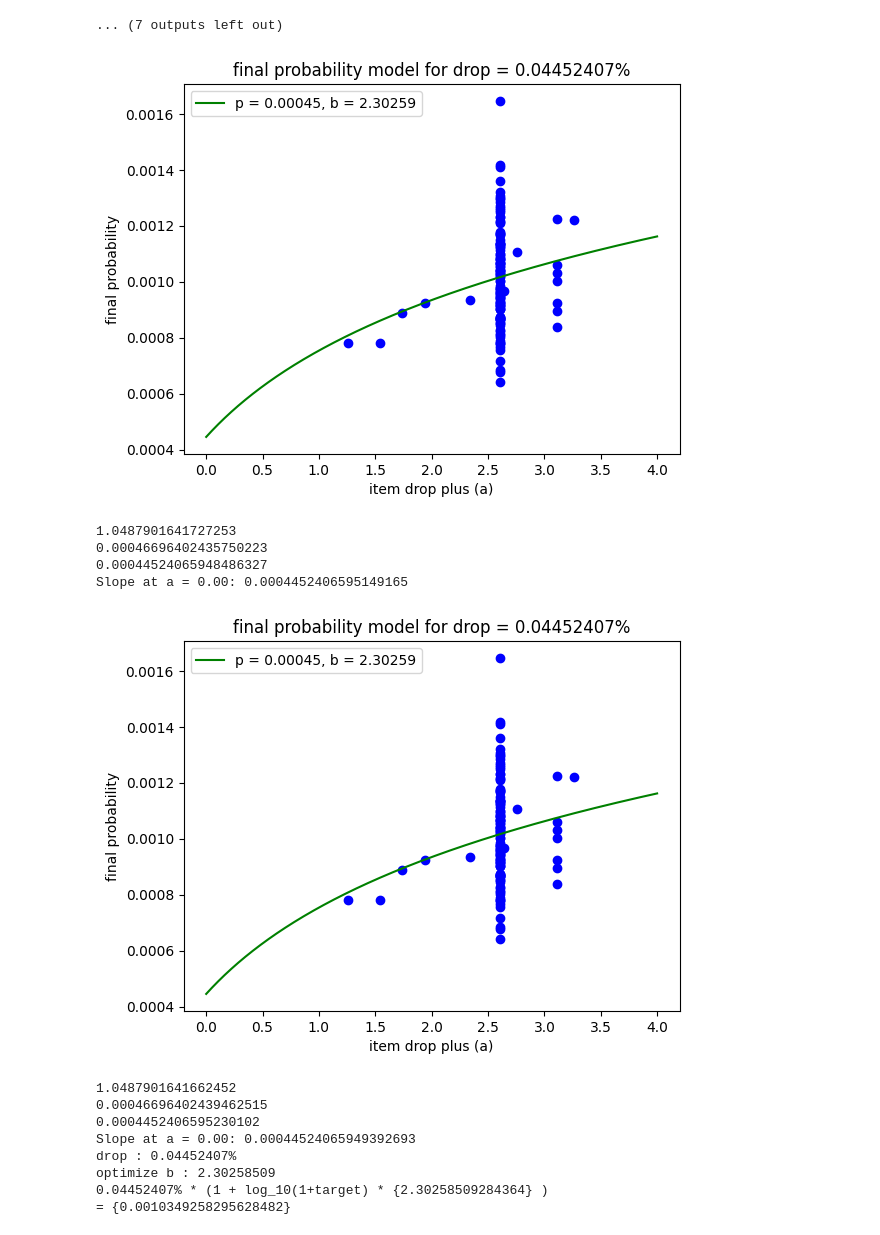
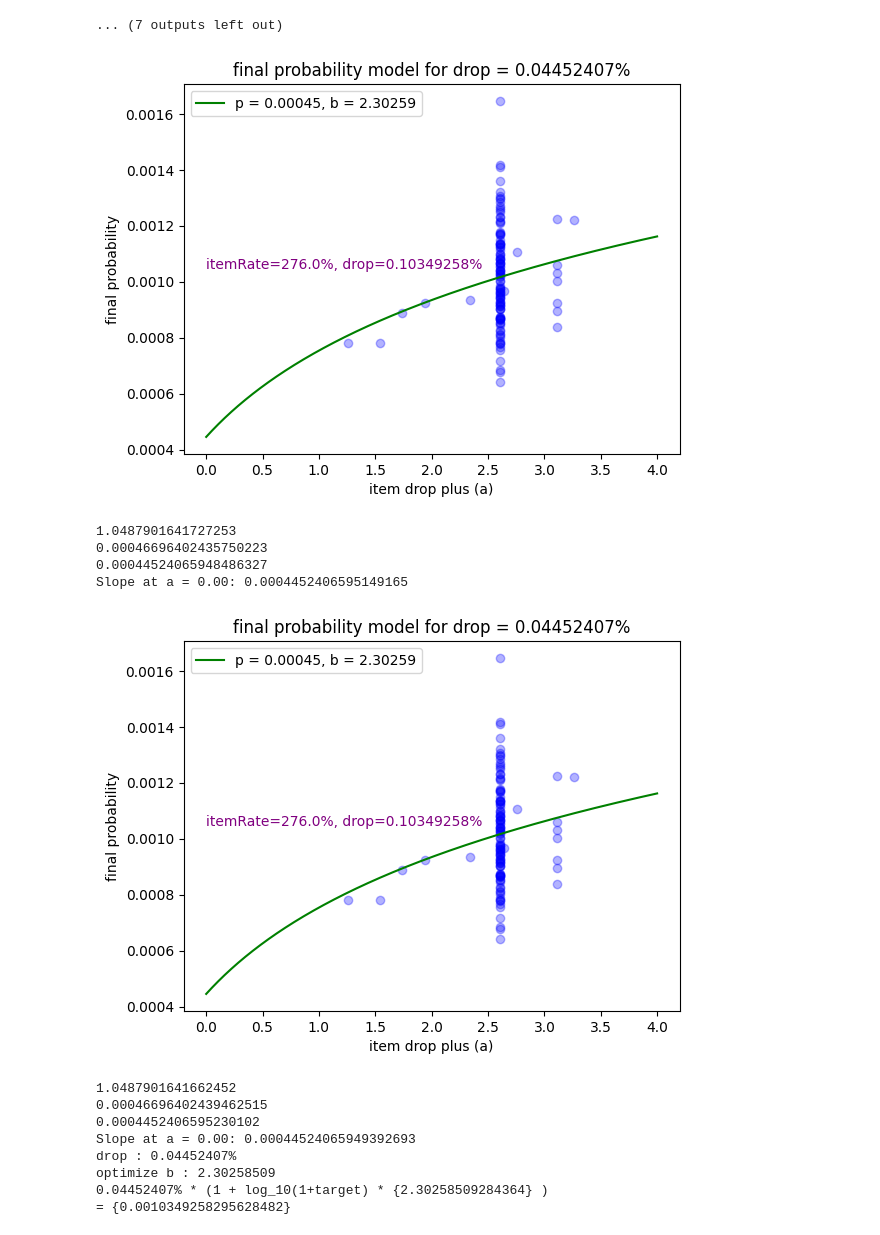
Before and after one commit to Q110722/fragsDR, a Jupyter notebook: Untitled.ipynb, the cells around one changed output. Cells and saved outputs as stored; diff of their text form; code cells hidden in the pictures.

```diff
--- a/Untitled.ipynb
+++ b/Untitled.ipynb
@@ -604,40 +604,42 @@ for p_fixed in p_values:
     a_values_for_plot = np.linspace(0, 4, 1000)
     final_probabilities_for_plot = p_fixed * (1 + optimal_b * np.log10(a_values_for_plot + 1))
     plt.plot(a_values_for_plot, final_probabilities_for_plot, label=f'p = {p_fixed:.5f}, b = {optimal_b:.5f}', color= 'green')
 
     # 데이터
-    plt.scatter(all_a_values, final_probabilities, color='blue', alpha= 0.6)
+    plt.scatter(all_a_values, final_probabilities, color='blue', alpha= 0.3)
 
     # 그래프 출력
     plt.xlabel('item drop plus (a)')
     plt.ylabel('final probability')
     plt.title(f'final probability model for drop = {p_fixed*100:.8f}%')
+    plt.text(a_values_for_plot[0], final_probability_model(target, optimal_b), f'itemRate={target*100}%, drop={final_probability_model(target, optimal_b)*100:.8f}%', color='purple', fontsize=10, va='bottom', ha='left')
     plt.legend()
     plt.show()
+
 
     a_value_for_slope = 0
     target = 2.76
     a_value_gap = 0.05
     ratio = final_probability_model(a_value_for_slope + a_value_gap, optimal_b) / final_probability_model(a_value_for_slope, optimal_b)
     slope_target = ratio - 1
     print(ratio)
     print(final_probability_model(a_value_for_slope + a_value_gap, optimal_b))
     print(final_probability_model(a_value_for_slope, optimal_b))
     slope = p_fixed * optimal_b / (np.log(10) * (a_value_for_slope + 1))
     print(f"Slope at a = {a_value_for_slope:.2f}: {slope}")
     if final_probability_model(a_value_for_slope, optimal_b) > slope:
         print(f'drop : {p_fixed*100:.8f}%')
         print(f'optimize b : {optimal_b:.8f}')
         print(f'{p_fixed*100:.8f}%', '* (1 + log_10(1+target) *',{optimal_b},')')
         print(f'=', {final_probability_model(target, optimal_b)})
         break
 # %% [output]
-[figure, old version]
+[figure, new version]
 1.0487901641727253
 0.00046696402435750223
 0.00044524065948486327
 Slope at a = 0.00: 0.0004452406595149165
-[figure, old version]
+[figure, new version]
 1.0487901641662452
 0.00046696402439462515
 0.0004452406595230102
```
